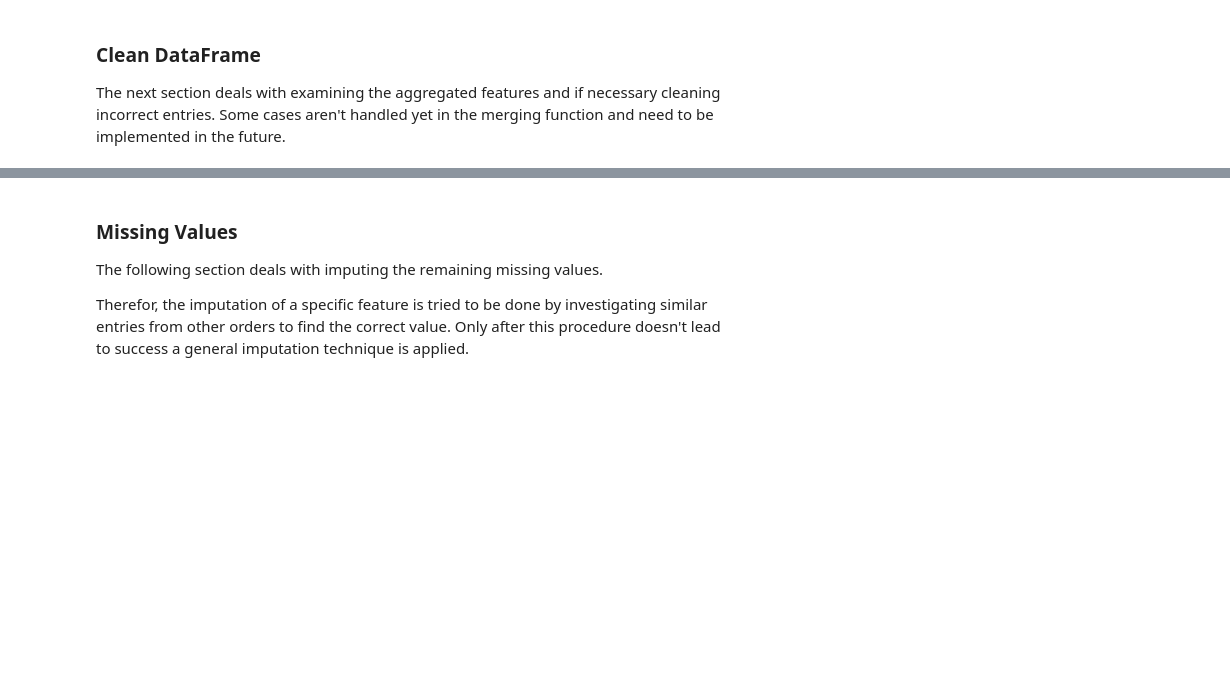
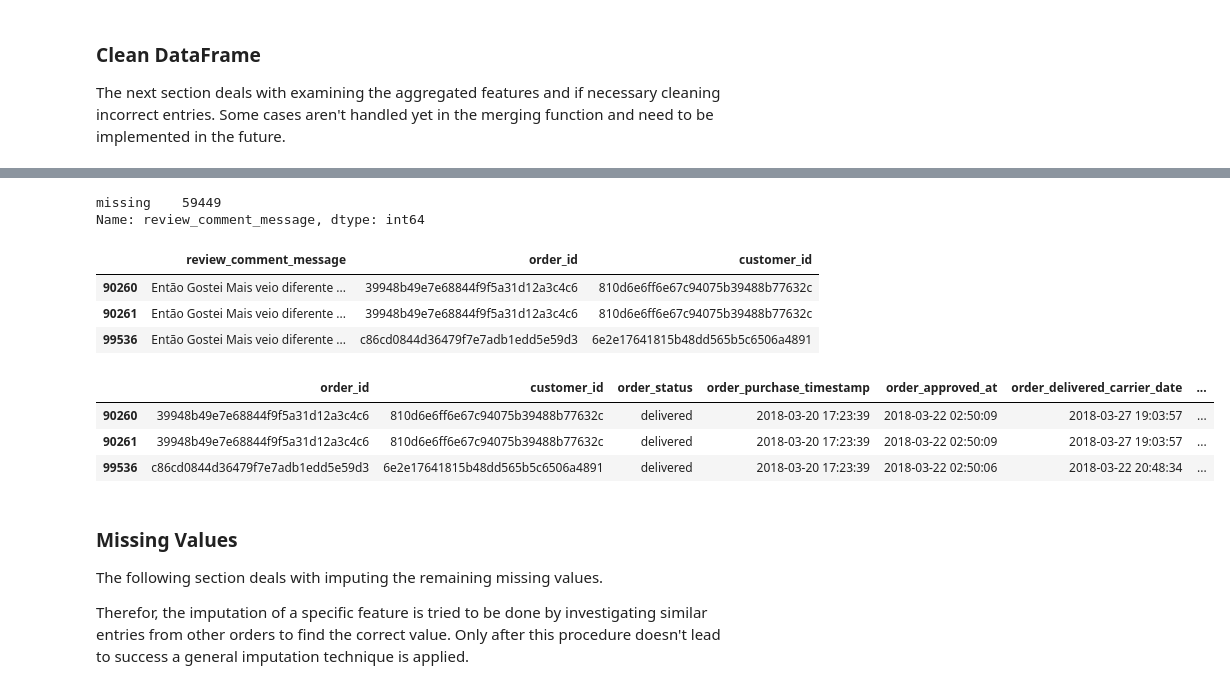
Before and after one commit to androi7/dsi-capstone, a Jupyter notebook: part-01/Ecommerce_EDA.ipynb, the cells around one changed output, grey strips where cells are left out. Saved outputs shown, nothing was run; the diff lists cells and outputs as text; code cells hidden in the pictures; blank space fills up the shorter version.

```diff
--- a/part-01/Ecommerce_EDA.ipynb
+++ b/part-01/Ecommerce_EDA.ipynb
@@ -484,6 +508,7 @@ df[df['order_id'].isin(duplicated_order_ids)]['payment_type'].unique()
 # 'credit_card, voucher'
 df.loc[df['payment_type'].str.contains('credit_card, voucher|voucher, credit_card', regex=True),
        'payment_type'] = 'credit_card, voucher'
+df['payment_type'].replace('not_defined', 'missing', inplace=True);
 # %%
 # most common messages
 df[df['order_id'].isin(duplicated_order_ids)]['review_comment_message'].value_counts()[:8]
@@ -490,11 +525,26 @@ df[df['order_id'].isin(duplicated_order_ids)]['review_comment_message'].value_co
 # %%
-# Shwowing merged orders where at least one message column was empty and another wasn't.
+# Showing merged orders where at least one message column was empty and another wasn't.
 # This case should be handled in the merge_splitted_order function!
-df[df['review_comment_message'].str.contains('no_message')]['review_comment_message'].value_counts().head(10)
+df[df['review_comment_message'].str.contains('missing')]['review_comment_message'].value_counts().head(10)
+# %% [output]
+missing    59449
+Name: review_comment_message, dtype: int64
 # %%
 # error while merging dataframes?
 df[df['review_comment_message'].str.contains('Então Gostei Mais')] \
   [['review_comment_message', 'order_id', 'customer_id']]
+# %% [output]
+|  | review_comment_message | order_id | customer_id |
+| 90260 | Então Gostei Mais veio diferente ... | 39948b49e7e68844f9f5a31d12a3c4c6 | 810d6e6ff6e67c94075b39488b77632c |
+| 90261 | Então Gostei Mais veio diferente ... | 39948b49e7e68844f9f5a31d12a3c4c6 | 810d6e6ff6e67c94075b39488b77632c |
+| 99536 | Então Gostei Mais veio diferente ... | c86cd0844d36479f7e7adb1edd5e59d3 | 6e2e17641815b48dd565b5c6506a4891 |
+# %%
+df.loc[[90260,90261, 99536]]
+# %% [output]
+|  | order_id | customer_id | order_status | order_purchase_timestamp | order_approved_at | order_delivered_carrier_date | ... |
+| 90260 | 39948b49e7e68844f9f5a31d12a3c4c6 | 810d6e6ff6e67c94075b39488b77632c | delivered | 2018-03-20 17:23:39 | 2018-03-22 02:50:09 | 2018-03-27 19:03:57 | ... |
+| 90261 | 39948b49e7e68844f9f5a31d12a3c4c6 | 810d6e6ff6e67c94075b39488b77632c | delivered | 2018-03-20 17:23:39 | 2018-03-22 02:50:09 | 2018-03-27 19:03:57 | ... |
+| 99536 | c86cd0844d36479f7e7adb1edd5e59d3 | 6e2e17641815b48dd565b5c6506a4891 | delivered | 2018-03-20 17:23:39 | 2018-03-22 02:50:06 | 2018-03-22 20:48:34 | ... |
 # %%
 # Getting rid of the term 'no_message' if the review message includes additional text
 df.loc[df['review_comment_message'].str.contains('no_message'),
```
Also changed, not shown: parts of 9 cells of this notebook.
